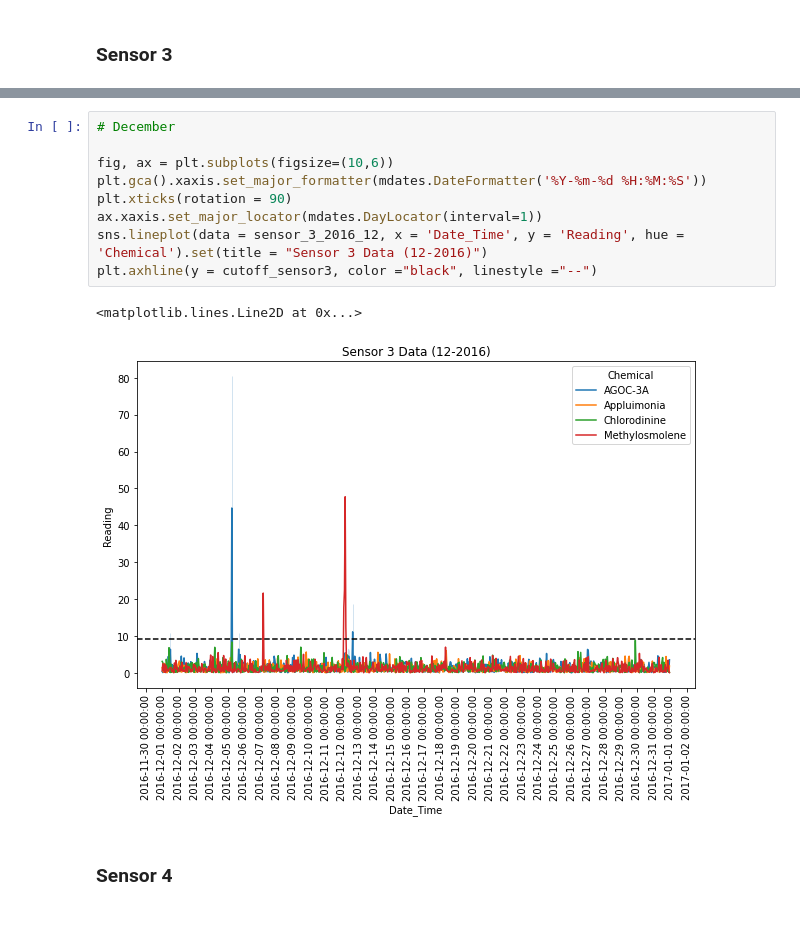
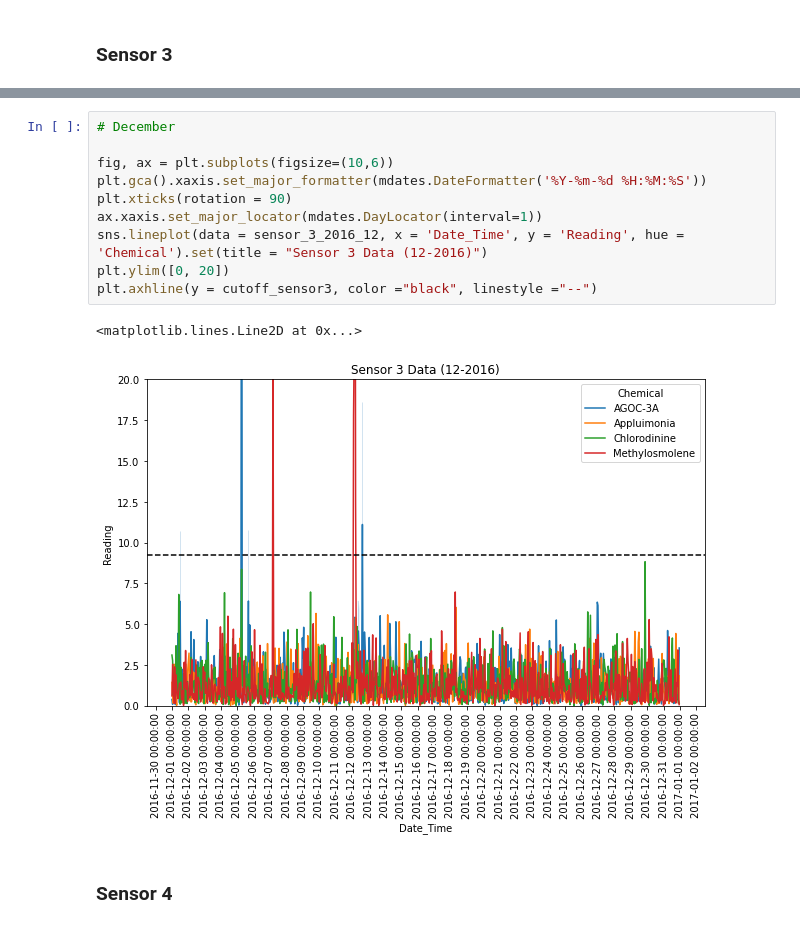
Before and after one commit to j-tice/capstone_final, a Jupyter notebook: EDA_and_Analysis/Megan_EDA_sensors_v2.ipynb, the cells around one changed output, grey strips where cells are left out. Drawn from its saved outputs; the diff is of its cells as text.

```diff
--- a/EDA_and_Analysis/Megan_EDA_sensors_v2.ipynb
+++ b/EDA_and_Analysis/Megan_EDA_sensors_v2.ipynb
@@ -414,15 +420,16 @@ plt.axhline(y = cutoff_sensor3, color ="black", linestyle ="--")
 # %%
 # December
 
 fig, ax = plt.subplots(figsize=(10,6))
 plt.gca().xaxis.set_major_formatter(mdates.DateFormatter('%Y-%m-%d %H:%M:%S'))
 plt.xticks(rotation = 90)
 ax.xaxis.set_major_locator(mdates.DayLocator(interval=1))
 sns.lineplot(data = sensor_3_2016_12, x = 'Date_Time', y = 'Reading', hue = 'Chemical').set(title = "Sensor 3 Data (12-2016)")
+plt.ylim([0, 20])
 plt.axhline(y = cutoff_sensor3, color ="black", linestyle ="--")
 # %% [output]
 <matplotlib.lines.Line2D at 0x...>
-[figure, old version]
+[figure, new version]
 # %% [markdown]
 ### Sensor 4
 # %%
```
Also changed, not shown: parts of 50 cells of this notebook, 1 other file.
